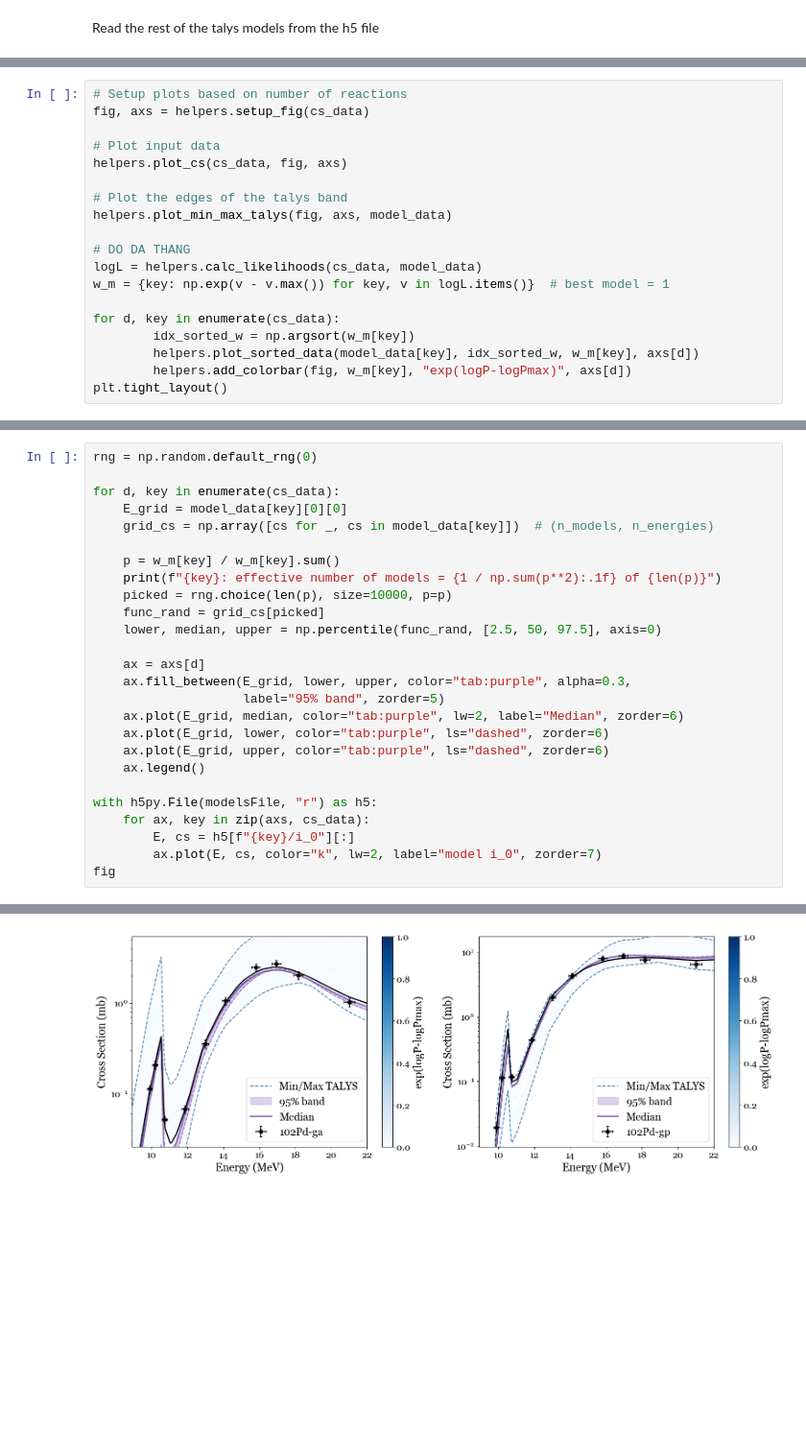
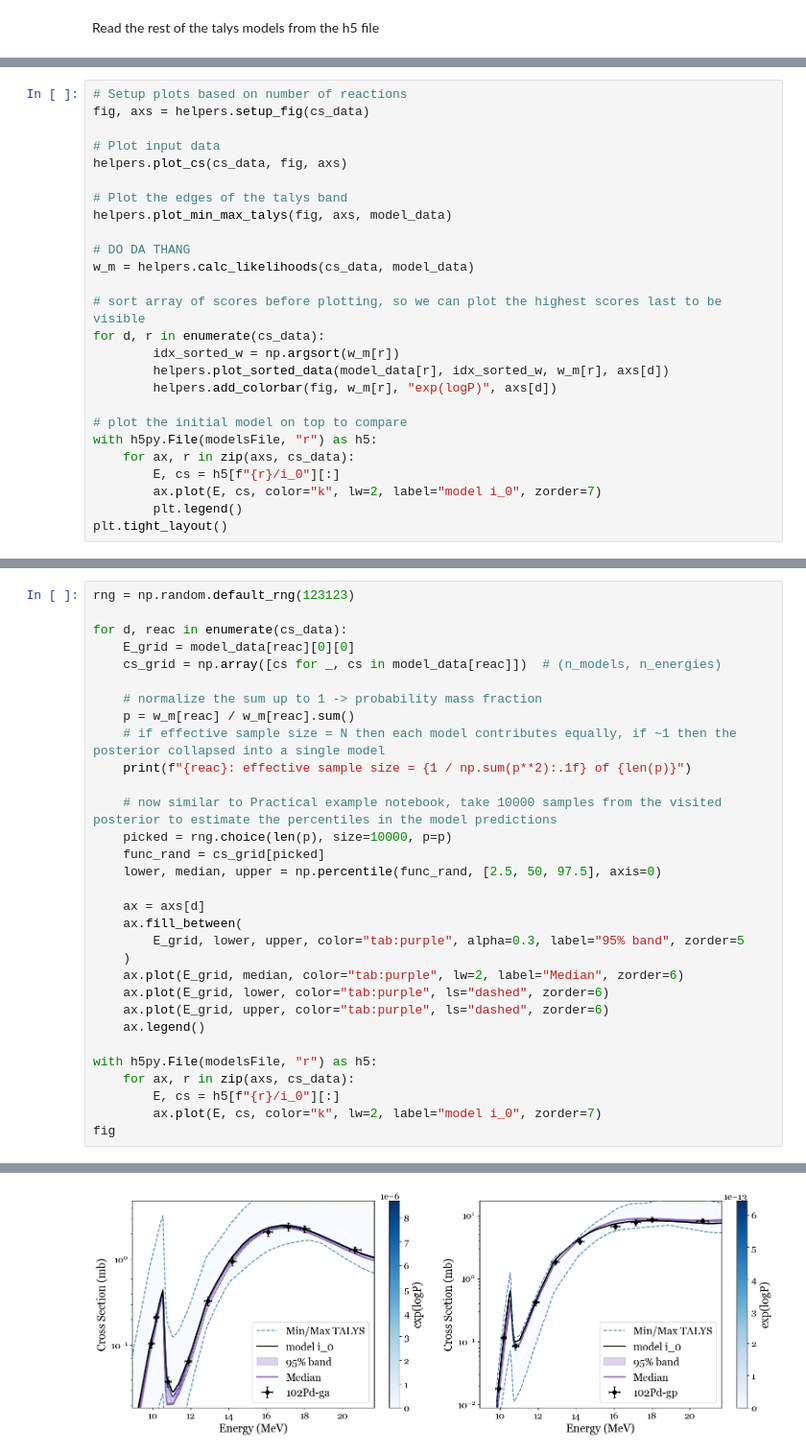
Before and after one commit to atsantiri/cs_impact_PPN, a Jupyter notebook: controlled_test.ipynb, the cells around one changed output, grey strips where cells are left out. Shown at 96% size. Drawn from its saved outputs; the diff is of its cells as text; blank space fills up the shorter version.

```diff
--- a/controlled_test.ipynb
+++ b/controlled_test.ipynb
@@ -103,12 +106,19 @@ helpers.plot_cs(cs_data, fig, axs)
 helpers.plot_min_max_talys(fig, axs, model_data)
 
 # DO DA THANG
-logL = helpers.calc_likelihoods(cs_data, model_data)
-w_m = {key: np.exp(v - v.max()) for key, v in logL.items()}  # best model = 1
+w_m = helpers.calc_likelihoods(cs_data, model_data)
 
-for d, key in enumerate(cs_data):
-        idx_sorted_w = np.argsort(w_m[key])
-        helpers.plot_sorted_data(model_data[key], idx_sorted_w, w_m[key], axs[d])
-        helpers.add_colorbar(fig, w_m[key], "exp(logP-logPmax)", axs[d])
+# sort array of scores before plotting, so we can plot the highest scores last to be visible
+for d, r in enumerate(cs_data):
+        idx_sorted_w = np.argsort(w_m[r])
+        helpers.plot_sorted_data(model_data[r], idx_sorted_w, w_m[r], axs[d])
+        helpers.add_colorbar(fig, w_m[r], "exp(logP)", axs[d])
+
+# plot the initial model on top to compare
+with h5py.File(modelsFile, "r") as h5:
+    for ax, r in zip(axs, cs_data):
+        E, cs = h5[f"{r}/i_0"][:]
+        ax.plot(E, cs, color="k", lw=2, label="model i_0", zorder=7)
+        plt.legend()
 plt.tight_layout()
 # %% [output]
@@ -116,27 +135,32 @@ plt.tight_layout()
 # %%
-rng = np.random.default_rng(0)
+rng = np.random.default_rng(123123)
 
-for d, key in enumerate(cs_data):
-    E_grid = model_data[key][0][0]
-    grid_cs = np.array([cs for _, cs in model_data[key]])  # (n_models, n_energies)
+for d, reac in enumerate(cs_data):
+    E_grid = model_data[reac][0][0]
+    cs_grid = np.array([cs for _, cs in model_data[reac]])  # (n_models, n_energies)
 
-    p = w_m[key] / w_m[key].sum()
-    print(f"{key}: effective number of models = {1 / np.sum(p**2):.1f} of {len(p)}")
+    # normalize the sum up to 1 -> probability mass fraction
+    p = w_m[reac] / w_m[reac].sum()
+    # if effective sample size = N then each model contributes equally, if ~1 then the posterior collapsed into a single model
+    print(f"{reac}: effective sample size = {1 / np.sum(p**2):.1f} of {len(p)}")
+
+    # now similar to Practical example notebook, take 10000 samples from the visited posterior to estimate the percentiles in the model predictions
     picked = rng.choice(len(p), size=10000, p=p)
-    func_rand = grid_cs[picked]
+    func_rand = cs_grid[picked]
     lower, median, upper = np.percentile(func_rand, [2.5, 50, 97.5], axis=0)
 
     ax = axs[d]
-    ax.fill_between(E_grid, lower, upper, color="tab:purple", alpha=0.3,
-                    label="95% band", zorder=5)
+    ax.fill_between(
+        E_grid, lower, upper, color="tab:purple", alpha=0.3, label="95% band", zorder=5
+    )
     ax.plot(E_grid, median, color="tab:purple", lw=2, label="Median", zorder=6)
     ax.plot(E_grid, lower, color="tab:purple", ls="dashed", zorder=6)
     ax.plot(E_grid, upper, color="tab:purple", ls="dashed", zorder=6)
     ax.legend()
 
 with h5py.File(modelsFile, "r") as h5:
-    for ax, key in zip(axs, cs_data):
-        E, cs = h5[f"{key}/i_0"][:]
+    for ax, r in zip(axs, cs_data):
+        E, cs = h5[f"{r}/i_0"][:]
         ax.plot(E, cs, color="k", lw=2, label="model i_0", zorder=7)
 fig
 # %% [output]
@@ -145 +169 @@ fig
-[figure, old version]
+[figure, new version]
```
Also changed, not shown: parts of 9 cells of this notebook, 1 other file.
